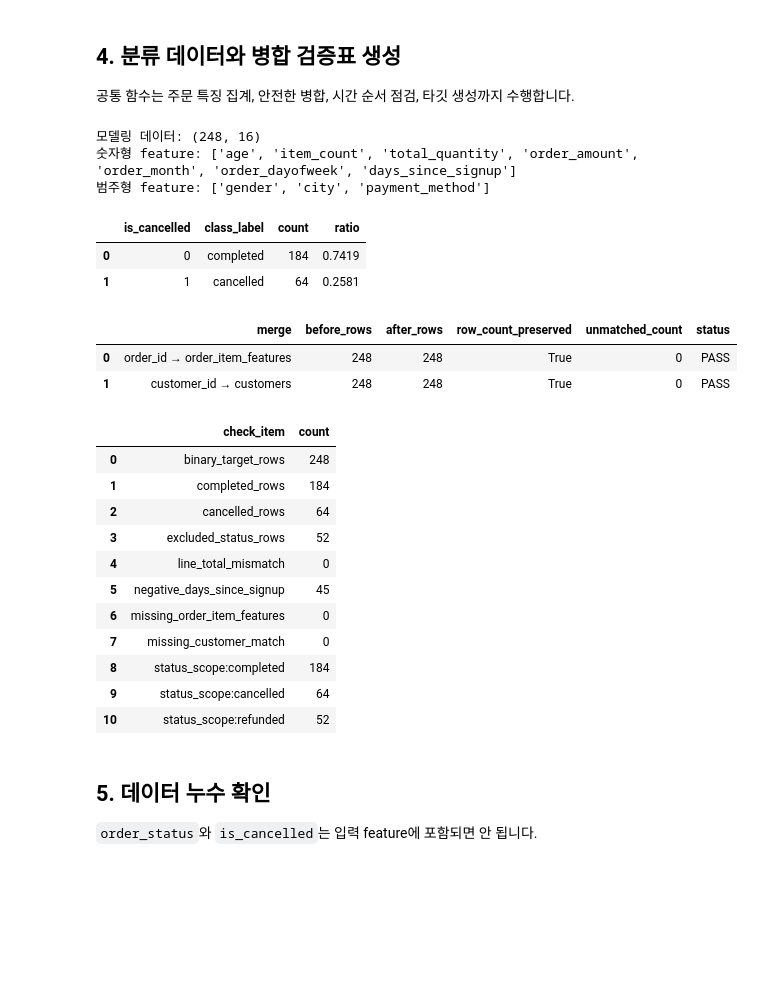
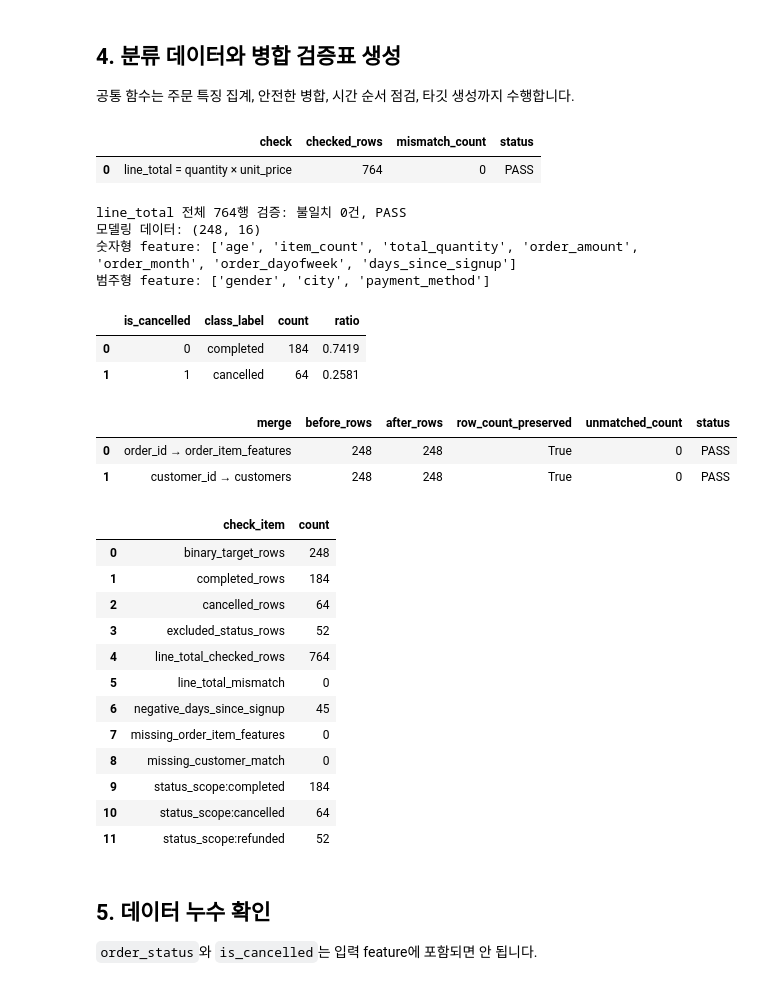
Before and after one commit to chocoemong1/llm-data-analysis-study, a Jupyter notebook: chapter10/chapter10.ipynb, the cells around one changed output. Saved outputs shown, nothing was run; the diff lists cells and outputs as text; code cells hidden in the pictures; blank space fills up the shorter version.

```diff
--- a/chapter10/chapter10.ipynb
+++ b/chapter10/chapter10.ipynb
@@ -122,53 +122,86 @@ status_summary
 
 공통 함수는 주문 특징 집계, 안전한 병합, 시간 순서 점검, 타깃 생성까지 수행합니다.
 # %%
+expected_line_total = (
+    pd.to_numeric(order_items['quantity'], errors='coerce')
+    * pd.to_numeric(order_items['unit_price'], errors='coerce')
+)
+actual_line_total = pd.to_numeric(order_items['line_total'], errors='coerce')
+formula_mismatch = (
+    actual_line_total.sub(expected_line_total).abs().gt(1e-6)
+    | pd.concat(
+        [
+            pd.to_numeric(order_items['quantity'], errors='coerce'),
+            pd.to_numeric(order_items['unit_price'], errors='coerce'),
+            actual_line_total,
+        ],
+        axis=1,
+    ).isna().any(axis=1)
+)
+line_total_validation = pd.DataFrame([{
+    'check': 'line_total = quantity × unit_price',
+    'checked_rows': len(order_items),
+    'mismatch_count': int(formula_mismatch.sum()),
+    'status': 'PASS' if not formula_mismatch.any() else 'FAIL',
+}])
+display(line_total_validation)
+assert line_total_validation['status'].eq('PASS').all()
+print(
+    f"line_total 전체 {len(order_items)}행 검증: "
+    f"불일치 {int(formula_mismatch.sum())}건, PASS"
+)
+
 from src.classification import (
     build_classification_dataset,
     target_distribution,
 )
 
 (
     model_data,
     numeric_features,
     categorical_features,
     merge_checks,
     data_quality_checks,
 ) = build_classification_dataset(
     customers=customers,
     orders=orders,
     order_items=order_items,
 )
 
 target_dist = target_distribution(model_data)
 
 print('모델링 데이터:', model_data.shape)
 print('숫자형 feature:', numeric_features)
 print('범주형 feature:', categorical_features)
 display(target_dist)
 display(merge_checks)
 display(data_quality_checks)
 # %% [output]
+|  | check | checked_rows | mismatch_count | status |
+| 0 | line_total = quantity × unit_price | 764 | 0 | PASS |
+line_total 전체 764행 검증: 불일치 0건, PASS
 모델링 데이터: (248, 16)
 숫자형 feature: ['age', 'item_count', 'total_quantity', 'order_amount', 'order_month', 'order_dayofweek', 'days_since_signup']
 범주형 feature: ['gender', 'city', 'payment_method']
-|  | is_cancelled | class_label | count | ratio |
-| 0 | 0 | completed | 184 | 0.7419 |
-| 1 | 1 | cancelled | 64 | 0.2581 |
-|  | merge | before_rows | after_rows | row_count_preserved | unmatched_count | status |
-| 0 | order_id → order_item_features | 248 | 248 | True | 0 | PASS |
-| 1 | customer_id → customers | 248 | 248 | True | 0 | PASS |
+|  | is_cancelled | class_label | count | ratio |
+| 0 | 0 | completed | 184 | 0.7419 |
+| 1 | 1 | cancelled | 64 | 0.2581 |
-|  | check_item | count |
-| 0 | binary_target_rows | 248 |
-| 1 | completed_rows | 184 |
-| 2 | cancelled_rows | 64 |
-| 3 | excluded_status_rows | 52 |
-| 4 | line_total_mismatch | 0 |
-| 5 | negative_days_since_signup | 45 |
-| 6 | missing_order_item_features | 0 |
-| 7 | missing_customer_match | 0 |
-| 8 | status_scope:completed | 184 |
-| 9 | status_scope:cancelled | 64 |
-| 10 | status_scope:refunded | 52 |
+|  | merge | before_rows | after_rows | row_count_preserved | unmatched_count | status |
+| 0 | order_id → order_item_features | 248 | 248 | True | 0 | PASS |
+| 1 | customer_id → customers | 248 | 248 | True | 0 | PASS |
+|  | check_item | count |
+| 0 | binary_target_rows | 248 |
+| 1 | completed_rows | 184 |
+| 2 | cancelled_rows | 64 |
+| 3 | excluded_status_rows | 52 |
+| 4 | line_total_checked_rows | 764 |
+| 5 | line_total_mismatch | 0 |
+| 6 | negative_days_since_signup | 45 |
+| 7 | missing_order_item_features | 0 |
+| 8 | missing_customer_match | 0 |
+| 9 | status_scope:completed | 184 |
+| 10 | status_scope:cancelled | 64 |
+| 11 | status_scope:refunded | 52 |
 # %% [markdown]
 ## 5. 데이터 누수 확인
 
```
Also changed, not shown: parts of 3 cells of this notebook, 23 other files.
